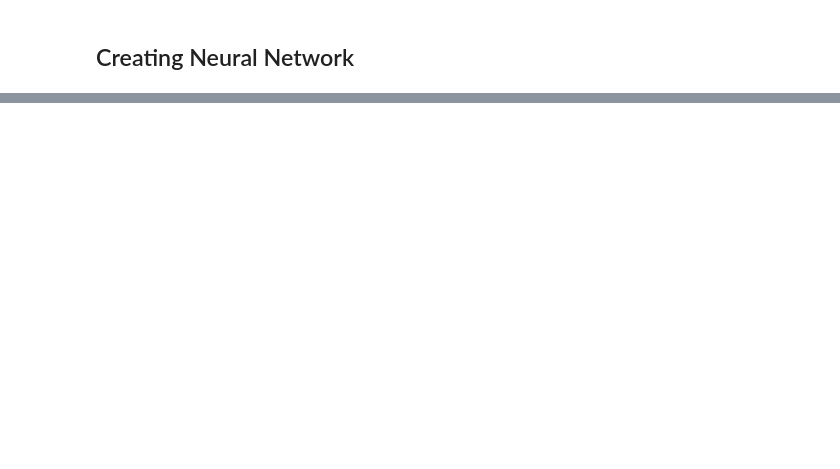
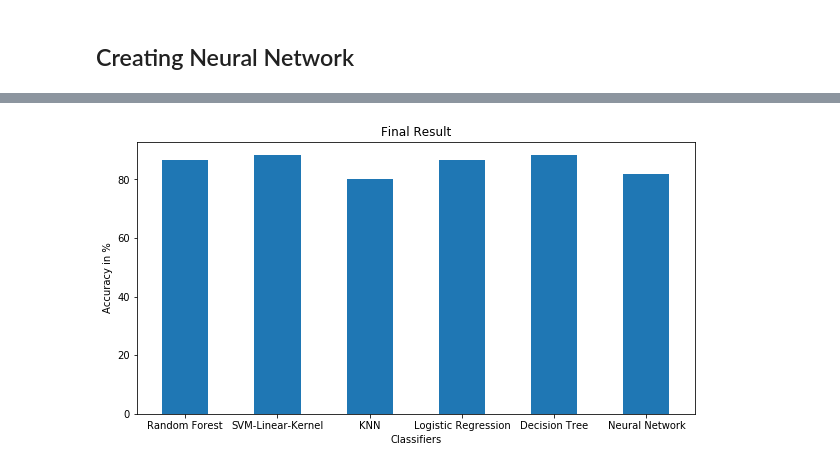
Before and after one commit to bhavuksagar/Heat-Failure-Predicition, a Jupyter notebook: main.ipynb, the cells around one changed output, grey strips where cells are left out. Drawn from its saved outputs; the diff is of its cells as text; code cells hidden in the pictures; blank space fills up the shorter version.

```diff
--- a/main.ipynb
+++ b/main.ipynb
@@ -289,0 +310,7 @@ plt.show()
+# %%
+result={"Random Forest":rn.score(x_test_scale,y_test),
+        "SVM-Linear-Kernel":sv.score(x_test_scale,y_test),
+       "KNN":kn.score(x_test_scale,y_test),
+       "Logistic Regression":lg.score(x_test_scale,y_test),
+       "Decision Tree":dt.score(x_test_scale,y_test),
+       "Neural Network":model.evaluate(x_test_scale,y_test)[1]}
@@ -289,0 +319,17 @@ plt.show()
+# %%
+algo=list(result.keys())
+value=list(result.values())
+# %%
+val=[]
+for i in value:
+    val.append(i*100)
+# %%
+fig = plt.figure(figsize = (10, 5))
+plt.bar(algo,val,width=.50)
+
+plt.xlabel("Classifiers")
+plt.ylabel("Accuracy in %")
+plt.title("Final Result")
+plt.show()
+# %% [output]
+[figure, added]
```
Also changed, not shown: parts of 26 cells of this notebook, 1 other file.
